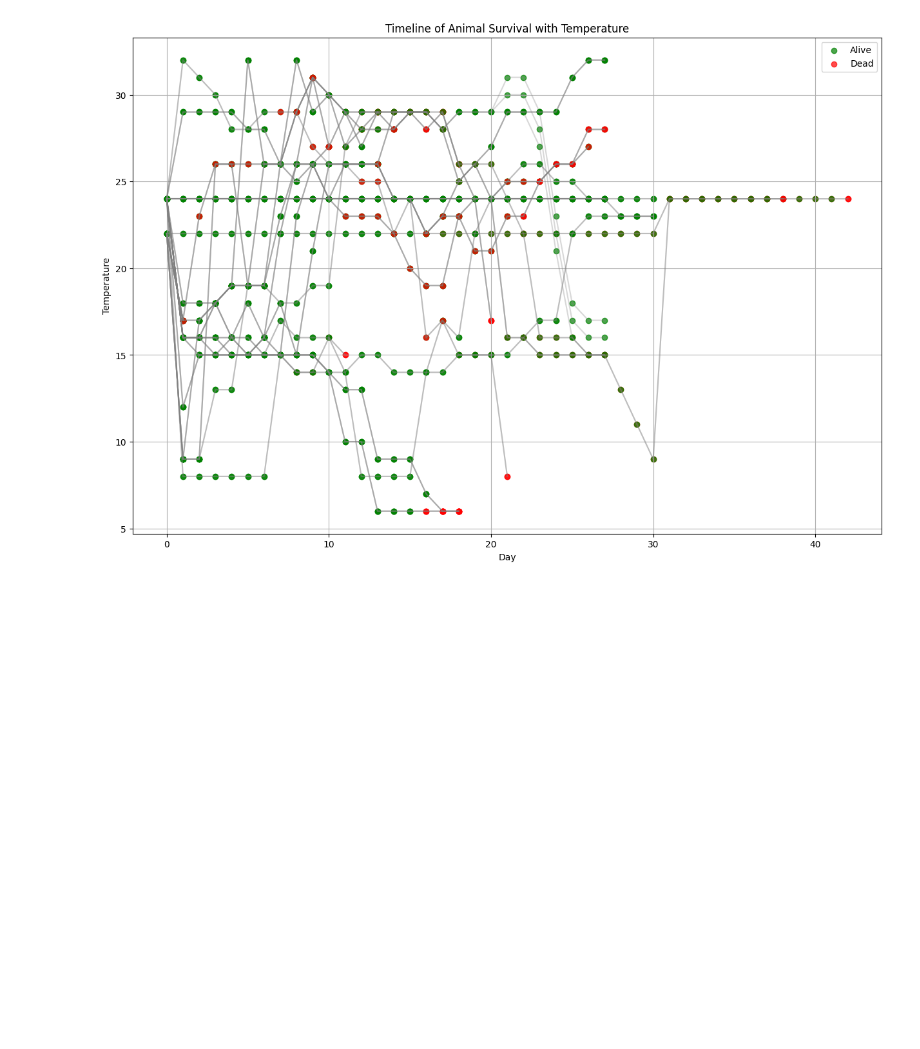
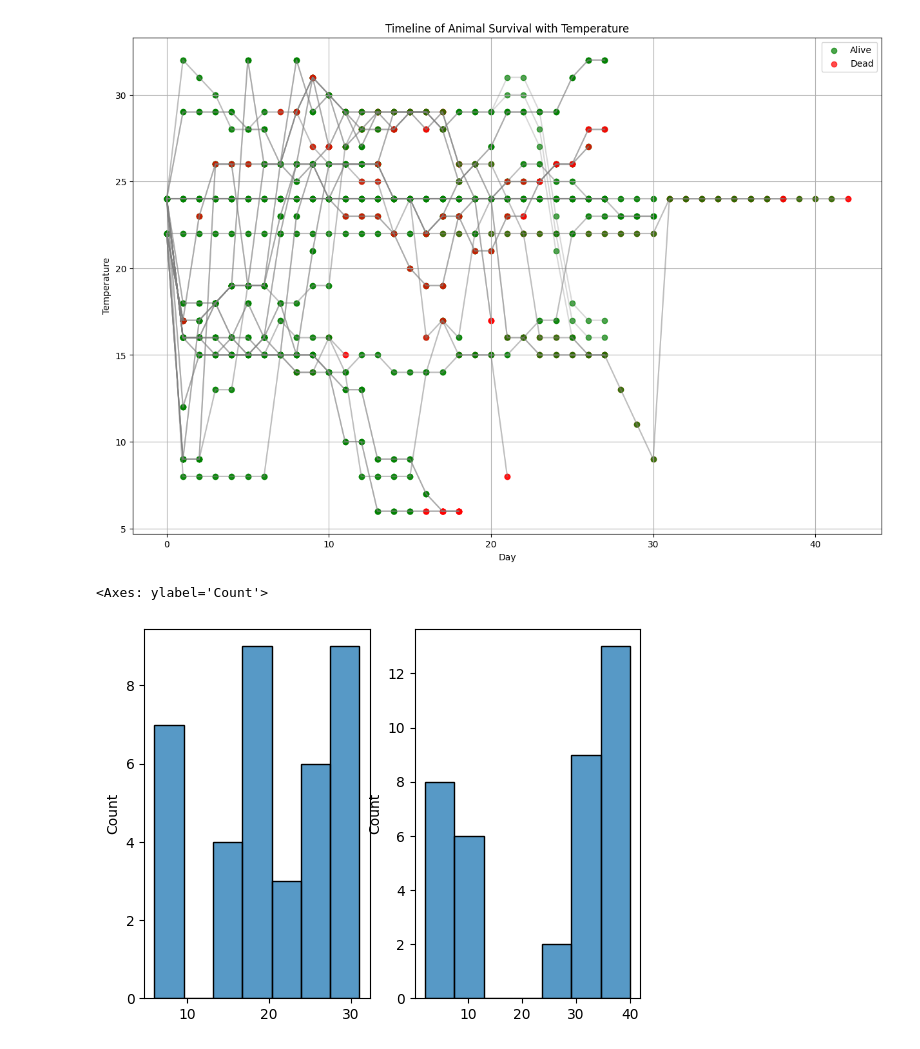
Before and after one commit to shimooper/AscidianVoyages, a Jupyter notebook: analyze_expirement_results/explore_data.ipynb, the cells around one changed output. Saved outputs shown, nothing was run; the diff lists cells and outputs as text; code cells hidden in the pictures; blank space fills up the shorter version.

```diff
--- a/analyze_expirement_results/explore_data.ipynb
+++ b/analyze_expirement_results/explore_data.ipynb
@@ -41,7 +41,7 @@ plt.figure(figsize=(15, 10))
 temperature_columns = sorted([col for col in df.columns if 'Temp' in col], key=lambda x: int(x.split()[1]))
 
 # Iterating through a subset of the data to plot timelines
-for index, row in df.iterrows():
+for idx, (index, row) in enumerate(df.iterrows()):
     survival = row[lived_columns].values
     temperature = row[temperature_columns].values
     days = range(len(survival))
@@ -65,3 +65,32 @@ plt.grid(True)
 plt.show()
 # %% [output]
 [figure]
+# %%
+import seaborn as sns
+
+# Identify columns matching the pattern "Lived {n}"
+lived_columns = sorted([col for col in df.columns if 'Lived' in col], key=lambda x: int(x.split()[1]))
+
+dying_temperatures = []
+dying_salinities = []
+# Iterate over each row
+for idx, row in df.iterrows():
+    # Find the first column containing 0
+    dying_day = None
+    for col in lived_columns:
+        if row[col] == 0:
+            dying_day = int(col.split()[1])
+            break
+
+    if dying_day:
+        temperature_in_dying_day = df.loc[idx, f'Temp {dying_day}']
+        salinity_in_dying_day = df.loc[idx, f'Salinity {dying_day}']
+        dying_temperatures.append(temperature_in_dying_day)
+        dying_salinities.append(salinity_in_dying_day)
+
+fig, axs = plt.subplots(ncols=2)
+sns.histplot(dying_temperatures, ax=axs[0])
+sns.histplot(dying_salinities, ax=axs[1])
+# %% [output]
+<Axes: ylabel='Count'>
+[figure, added]
```
